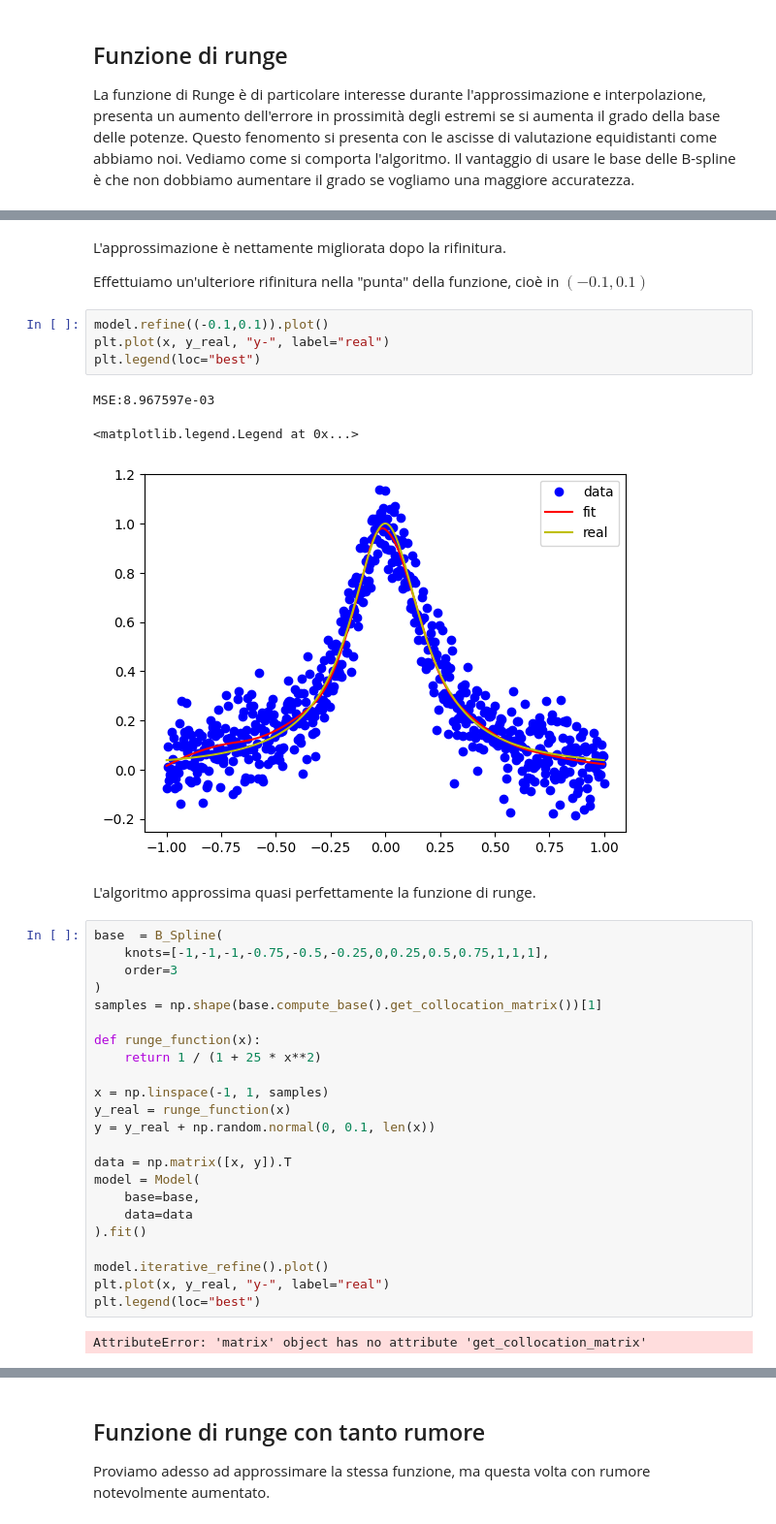
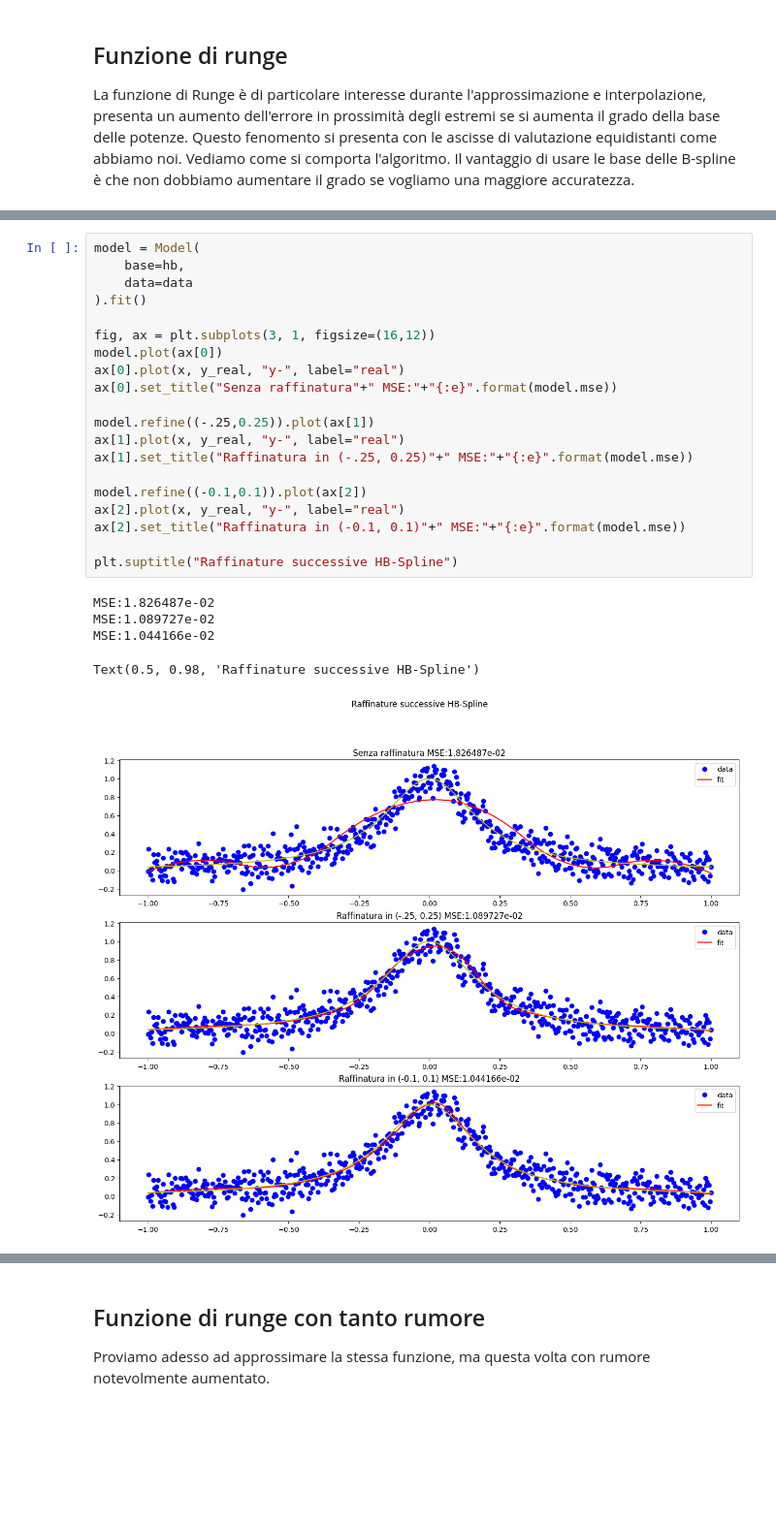
Before and after one commit to cMancio00/B-Spline, a Jupyter notebook: esempi.ipynb, the cells around one changed output, grey strips where cells are left out. Shown at 97% size. Drawn from its saved outputs; the diff is of its cells as text; blank space fills up the shorter version.

```diff
--- a/esempi.ipynb
+++ b/esempi.ipynb
@@ -297,39 +301,26 @@ MSE:9.213066e-03
-# %% [markdown]
-L'approssimazione è nettamente migliorata dopo la rifinitura.
-
-Effettuiamo un'ulteriore rifinitura nella "punta" della funzione, cioè in $(-0.1,0.1)$
-# %%
-model.refine((-0.1,0.1)).plot()
-plt.plot(x, y_real, "y-", label="real")
-plt.legend(loc="best")
-# %% [output]
-MSE:8.967597e-03
-<matplotlib.legend.Legend at 0x...>
-[figure, removed]
-# %% [markdown]
-L'algoritmo approssima quasi perfettamente la funzione di runge.
-# %%
-base  = B_Spline(
-    knots=[-1,-1,-1,-0.75,-0.5,-0.25,0,0.25,0.5,0.75,1,1,1],
-    order=3
-)
-samples = np.shape(base.compute_base().get_collocation_matrix())[1]
-
-def runge_function(x):
-    return 1 / (1 + 25 * x**2)
-
-x = np.linspace(-1, 1, samples)
-y_real = runge_function(x)
-y = y_real + np.random.normal(0, 0.1, len(x))
-
-data = np.matrix([x, y]).T
-model = Model(
-    base=base,
-    data=data
-).fit()
-
-model.iterative_refine().plot()
-plt.plot(x, y_real, "y-", label="real")
-plt.legend(loc="best")
-# %% [output]
-AttributeError: 'matrix' object has no attribute 'get_collocation_matrix'
+# %%
+model = Model(
+    base=hb,
+    data=data
+).fit()
+
+fig, ax = plt.subplots(3, 1, figsize=(16,12))
+model.plot(ax[0])
+ax[0].plot(x, y_real, "y-", label="real")
+ax[0].set_title("Senza raffinatura"+" MSE:"+"{:e}".format(model.mse))
+
+model.refine((-.25,0.25)).plot(ax[1])
+ax[1].plot(x, y_real, "y-", label="real")
+ax[1].set_title("Raffinatura in (-.25, 0.25)"+" MSE:"+"{:e}".format(model.mse))
+
+model.refine((-0.1,0.1)).plot(ax[2])
+ax[2].plot(x, y_real, "y-", label="real")
+ax[2].set_title("Raffinatura in (-0.1, 0.1)"+" MSE:"+"{:e}".format(model.mse))
+
+plt.suptitle("Raffinature successive HB-Spline")
+# %% [output]
+MSE:1.826487e-02
+MSE:1.089727e-02
+MSE:1.044166e-02
+Text(0.5, 0.98, 'Raffinature successive HB-Spline')
+[figure, added]
```
Also changed, not shown: parts of 15 cells of this notebook, 1 other file.
